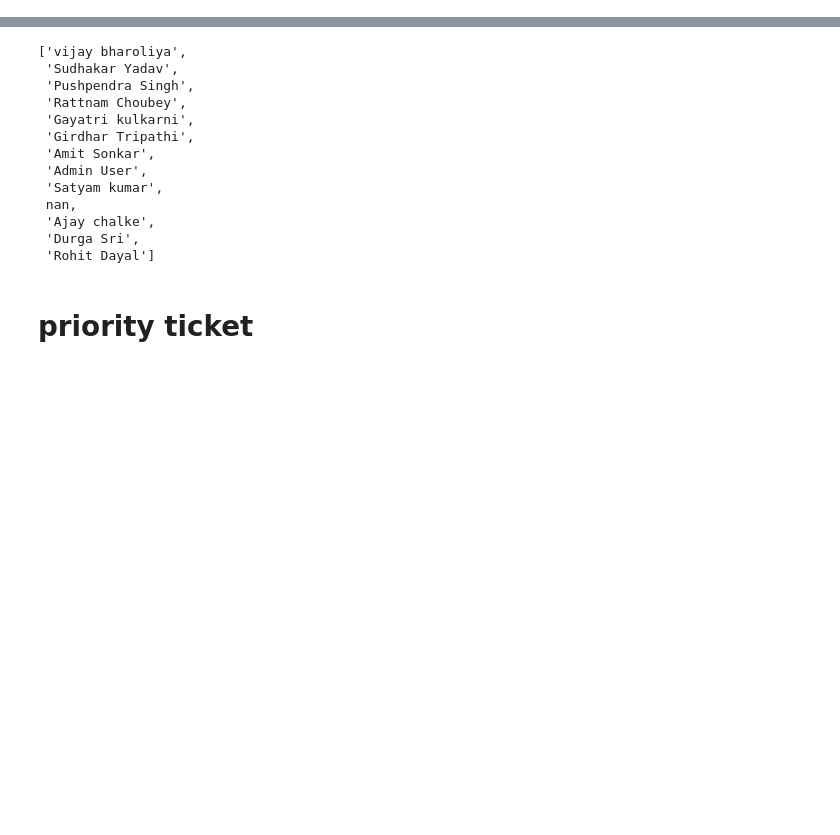
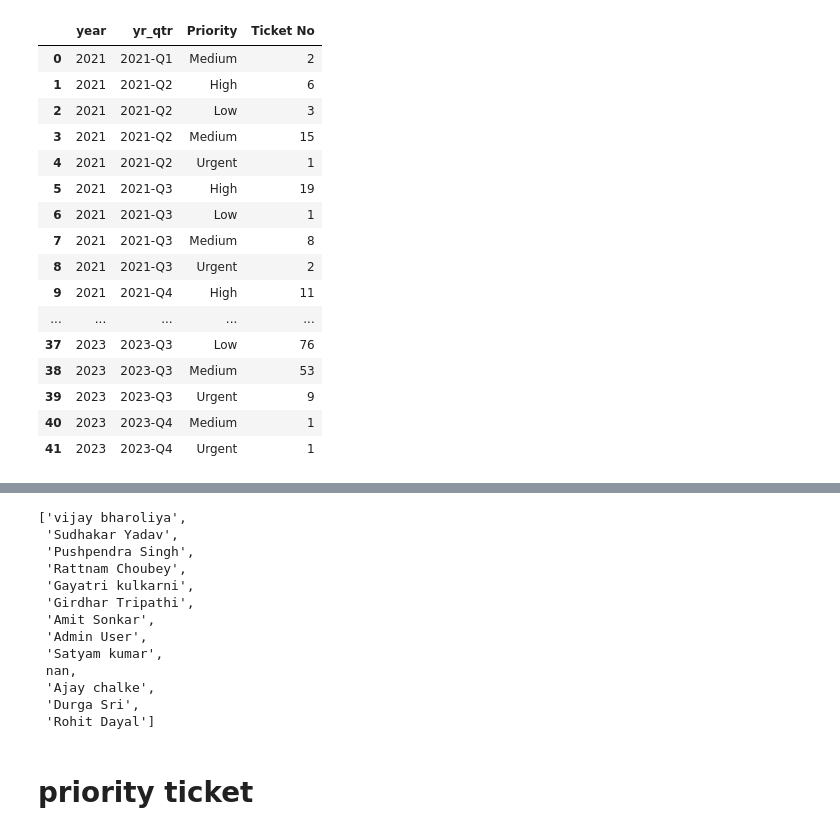
Before and after one commit to ratankj/streamlit_accen_tickets, a Jupyter notebook: code_stremlit.ipynb, the cells around one changed output, grey strips where cells are left out. Saved outputs shown, nothing was run; the diff lists cells and outputs as text; code cells hidden in the pictures; blank space fills up the shorter version.

```diff
--- a/code_stremlit.ipynb
+++ b/code_stremlit.ipynb
@@ -9,0 +12,12 @@ ticket_df=pd.read_excel(r"C:\Users\Ratan Kumar Jha\Desktop\accenture_ticket\Acce
+# %%
+ticket_df['Status']=ticket_df['Status'].replace(['Closed'], 'Resolved')
+# %%
+ticket_df.loc[ticket_df['dealay_days'] < 1, 'dealay_days'] = 0
+ticket_df['dealay_days'] = ticket_df['dealay_days'].fillna(-5)
+# %%
+ticket_df['Category']=ticket_df['dealay_days'].apply(lambda x:
+    'In Process or Open' if x == -5 else(
+    'No delay' if x == 0 else(
+    'less than 6 days' if x < 5 else (
+    'less than 10 days' if x < 10 else (
+    'less than 20 days' if x < 21 else 'more than 20 days')))))
@@ -10 +26,17 @@ ticket_df=pd.read_excel(r"C:\Users\Ratan Kumar Jha\Desktop\accenture_ticket\Acce
+# %%
+# Convert the 'Year' column to datetime objects
+
+ticket_df['Year_new'] = pd.to_datetime(ticket_df['Date / Time'], format='%Y')
+# Extract the year and quarter
+ticket_df['Year_new'] = ticket_df['Year_new'].dt.year
+#ticket_df['Quarter_new_new_check'] = ticket_df['Year_alpha'].index.to_series().add(1)
+# Extract the quarter and create a new column
+ticket_df['Quarter'] = ticket_df['Date / Time'].dt.quarter
+# Create a custom function to format the year and quarter
+
+def format_year_quarter(row):
+    return f"{row['Year_new']}-Q{row['Quarter']}"
+
+# Apply the custom function to create the 'YearQuarter' column
+ticket_df['yr_qtr'] = ticket_df.apply(format_year_quarter, axis=1)
 # %%
@@ -18,0 +65,23 @@ ticket_df.head()
+# %%
+df1=ticket_df.groupby(['year','yr_qtr','Priority'])['Ticket No'].count()
+df1=pd.DataFrame(df1)
+df1=df1.reset_index()
+df1
+# %% [output]
+|  | year | yr_qtr | Priority | Ticket No |
+| 0 | 2021 | 2021-Q1 | Medium | 2 |
+| 1 | 2021 | 2021-Q2 | High | 6 |
+| 2 | 2021 | 2021-Q2 | Low | 3 |
+| 3 | 2021 | 2021-Q2 | Medium | 15 |
+| 4 | 2021 | 2021-Q2 | Urgent | 1 |
+| 5 | 2021 | 2021-Q3 | High | 19 |
+| 6 | 2021 | 2021-Q3 | Low | 1 |
+| 7 | 2021 | 2021-Q3 | Medium | 8 |
+| 8 | 2021 | 2021-Q3 | Urgent | 2 |
+| 9 | 2021 | 2021-Q4 | High | 11 |
+| ... | ... | ... | ... | ... |
+| 37 | 2023 | 2023-Q3 | Low | 76 |
+| 38 | 2023 | 2023-Q3 | Medium | 53 |
+| 39 | 2023 | 2023-Q3 | Urgent | 9 |
+| 40 | 2023 | 2023-Q4 | Medium | 1 |
+| 41 | 2023 | 2023-Q4 | Urgent | 1 |
```
Also changed, not shown: parts of 20 cells of this notebook, 2 other files.
